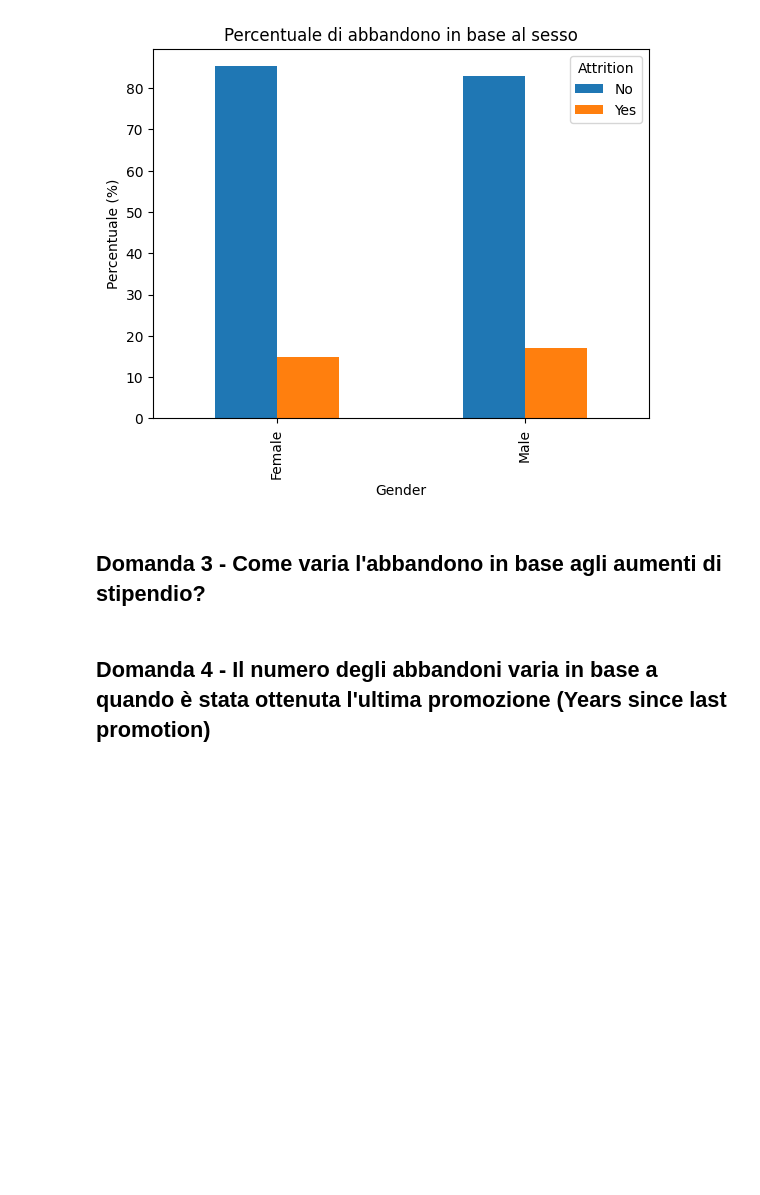
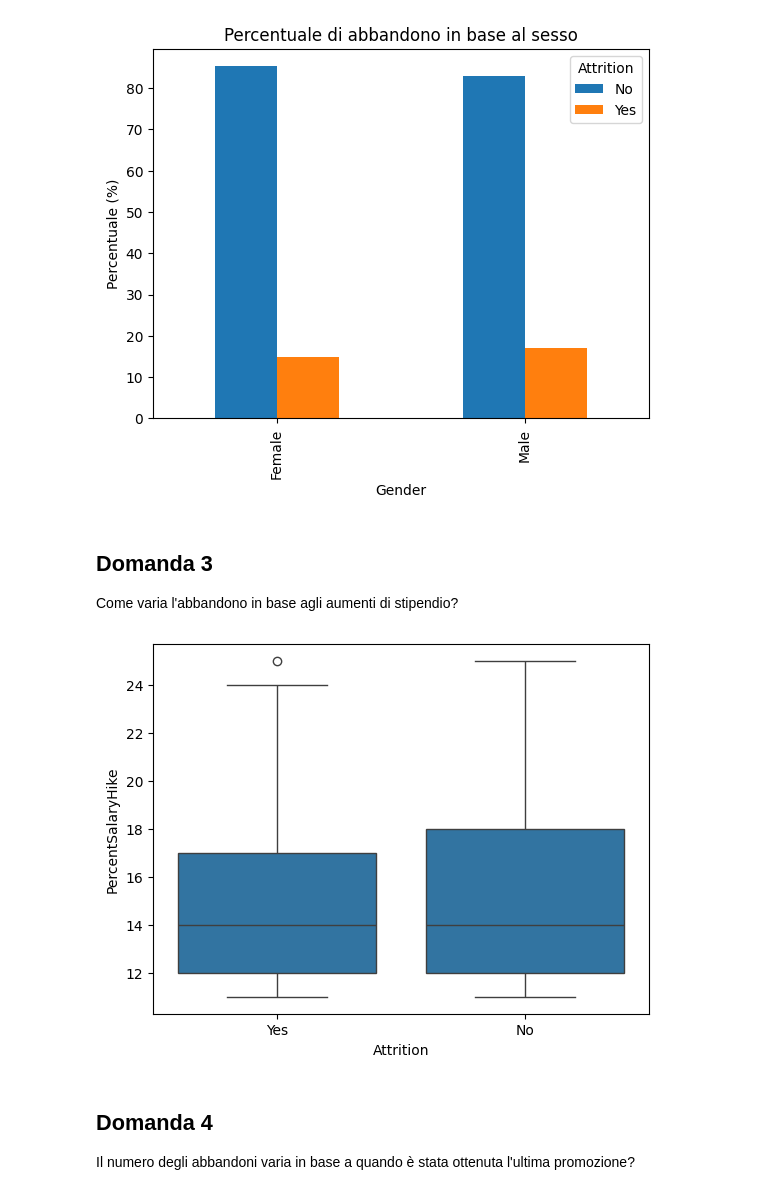
Before and after one commit to margheritamarinelli/Progetto-Data-Science-gruppo-9, a Jupyter notebook: notebook/Progetto_Data_Science_gruppo9.ipynb, the cells around one changed output. Cells and saved outputs as stored; diff of their text form; code cells hidden in the pictures; blank space fills up the shorter version.

```diff
--- a/notebook/Progetto_Data_Science_gruppo9.ipynb
+++ b/notebook/Progetto_Data_Science_gruppo9.ipynb
@@ -265,6 +267,13 @@ plt.show()
 # %% [output]
 [figure]
 # %% [markdown]
-## Domanda 3 - Come varia l'abbandono in base agli aumenti di stipendio?
+## Domanda 3
+Come varia l'abbandono in base agli aumenti di stipendio?
+# %%
+sns.boxplot(x="Attrition", y="PercentSalaryHike", data=attrition)
+plt.show()
+# %% [output]
+[figure, added]
 # %% [markdown]
-## Domanda 4 - Il numero degli abbandoni varia in base a quando è stata ottenuta l'ultima promozione (Years since last promotion)
+## Domanda 4
+Il numero degli abbandoni varia in base a quando è stata ottenuta l'ultima promozione?
```
Also changed, not shown: parts of 9 cells of this notebook.
